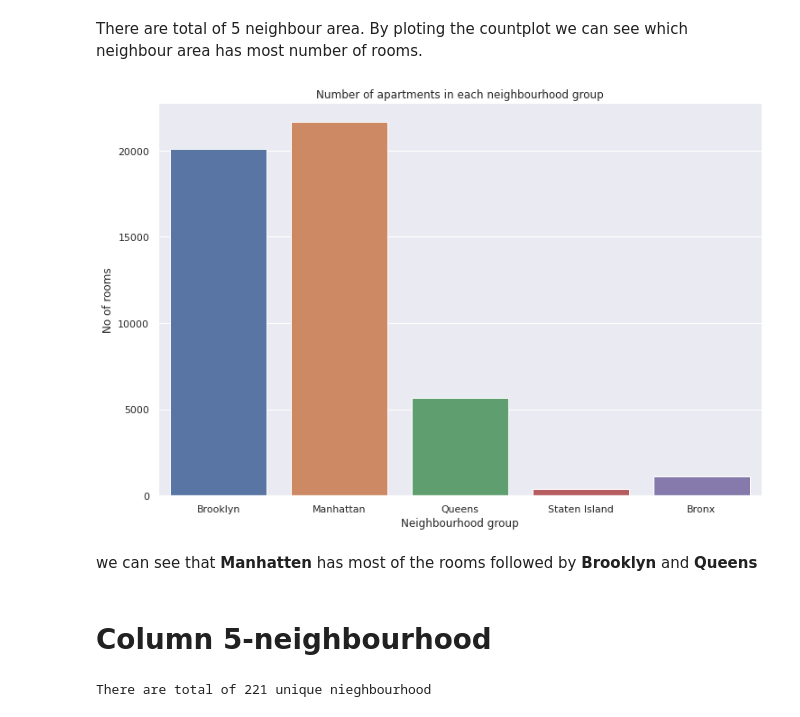
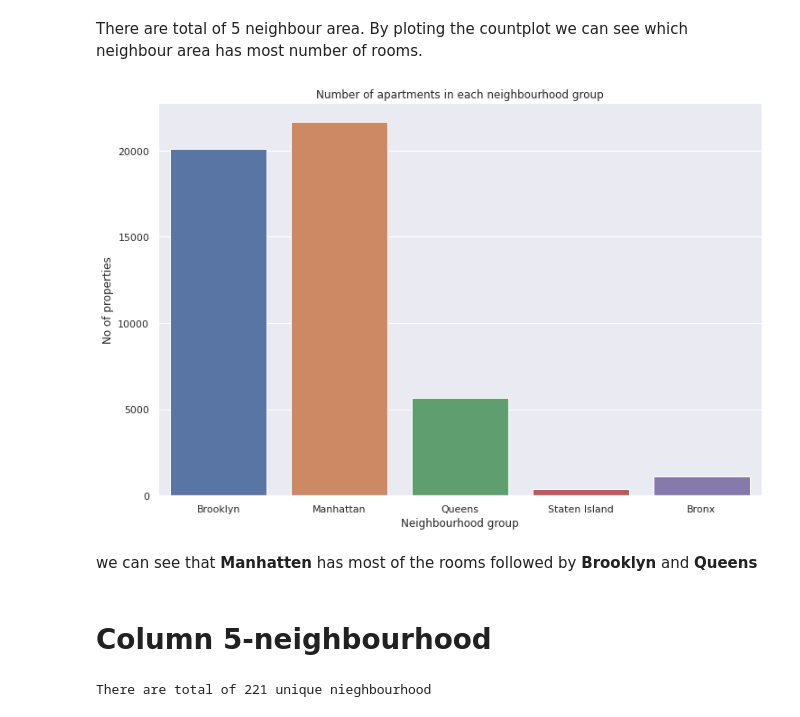
Before and after one commit to wharshal11/AirBnB-Booking-Analysis, a Jupyter notebook: Project_of_Airbnb_Bookings_Analysis_Capstone_Project.ipynb, the cells around one changed output. Cells and saved outputs as stored; diff of their text form; code cells hidden in the pictures.

```diff
--- a/Project_of_Airbnb_Bookings_Analysis_Capstone_Project.ipynb
+++ b/Project_of_Airbnb_Bookings_Analysis_Capstone_Project.ipynb
@@ -137,17 +137,17 @@ By ploting the countplot we can see which neighbour area has most number of room
 # %%
 # Creating the Countplot
 plt.figure(figsize=(12,8))
 sns.countplot(df.neighbourhood_group, saturation=0.75)
 plt.title('Number of apartments in each neighbourhood group')
-plt.ylabel('No of rooms')
+plt.ylabel('No of properties')
 plt.xlabel('Neighbourhood group')
 plt.show()
 # %% [output]
-[figure, old version]
+[figure, new version]
 # %% [markdown]
 we can see that **Manhatten** has most of the rooms followed by **Brooklyn** and **Queens**
 # %% [markdown]
-# Column 5-neighbourhood
+# Column 5-**neighbourhood**
 # %%
 print(f'There are total of {df.neighbourhood.nunique()} unique nieghbourhood' )
 # %% [output]
```
Also changed, not shown: parts of 13 cells of this notebook.
